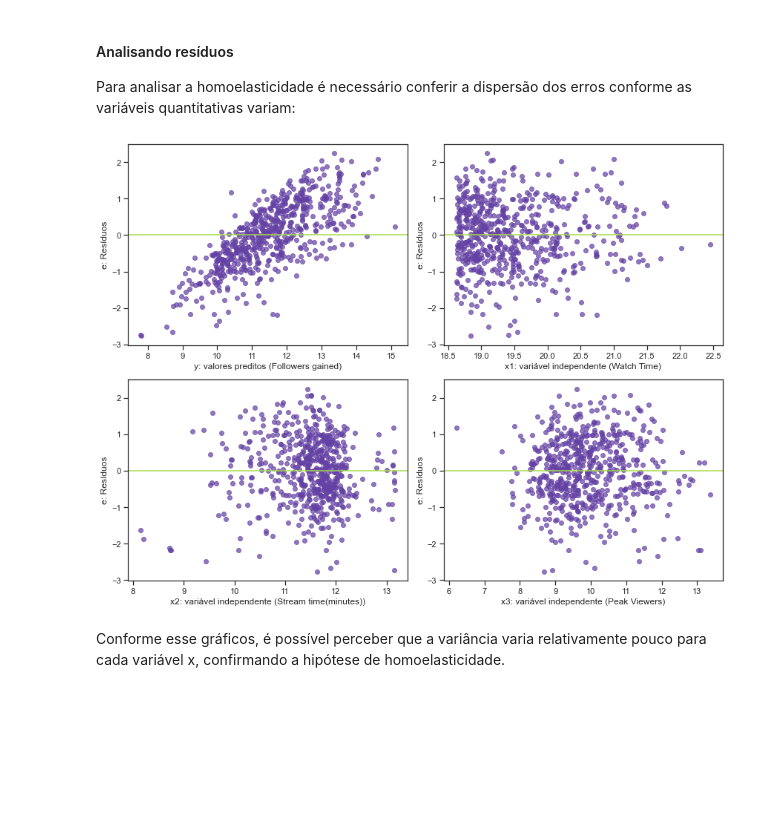
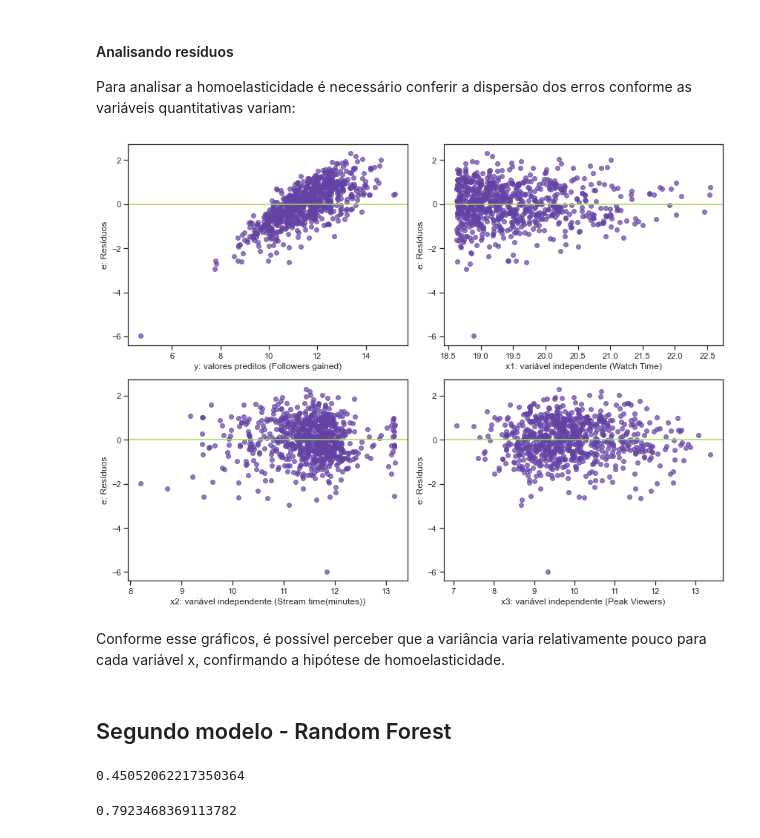
Before and after one commit to Eduardoarcunha/cdados_projeto2, a Jupyter notebook: Projeto 2 - Ciência dos Dados.ipynb, the cells around one changed output. Saved outputs shown, nothing was run; the diff lists cells and outputs as text; code cells hidden in the pictures; blank space fills up the shorter version.

Commit message:
Finalizando as previsões com random forest

```diff
--- a/Projeto 2 - Ciência dos Dados.ipynb
+++ b/Projeto 2 - Ciência dos Dados.ipynb
@@ -402,6 +400,8 @@ X = df_reg[['Watch time(Minutes)', 'Stream time(minutes)', 'Peak viewers',
             'Average viewers','Views gained', 'Initial followers','Mature','Partnered',
            'English','French','German','Korean','Others','Portuguese','Russian','Spanish']]
 Y = df_reg['Followers gained']
+# %%
+X_train, X_test, Y_train, Y_test = train_test_split(X, Y, test_size = 0.25)
 # %% [markdown]
 ## Gerando resultados
 Gerando os resultados da regressão:
@@ -450,11 +450,10 @@ Como várias das variáveis possuem valor p maior que a significância escolhida
 
 O valor de p está relacionado com os coeficientes $\beta_i$. Sobre o valor de $\beta_i$ temos duas hipóteses, a hipótese nula (H0), é que ele é igual a 0. E a alternativa (H1), é que ele é diferente de 0. Caso o valor-p encontrado na tabela, "P>|t|", seja menor que o valor de significancia, podemos rejeitar a hipótese nula.
 # %%
-X = train[['Watch time(Minutes)', 'Stream time(minutes)', 'Peak viewers',
-             'Portuguese','Spanish']]
-Y = train['Followers gained']
+X_train2 = X_train[['Watch time(Minutes)', 'Stream time(minutes)', 'Peak viewers',
+            'French','Portuguese','Spanish']]
 # %%
-results = regress(Y,X)
+results = regress(Y_train, X_train2)
 results.summary()
 # %% [output]
 OLS Regression Results
@@ -553,45 +566,48 @@ Analisando o gráfico, quanto mais próximos os pontos roxos estão da reta verd
 
 Para analisar a homoelasticidade é necessário conferir a dispersão dos erros conforme as variáveis quantitativas variam:
 # %%
-x0 = train["Followers gained"]
-x1 = train["Watch time(Minutes)"]
-x2 = train["Stream time(minutes)"]
-x3 = train["Peak viewers"]
-x4 = train["Portuguese"]
-x5 = train["Spanish"]
+x0 = Y_train
+x1 = X_train["Watch time(Minutes)"]
+x2 = X_train["Stream time(minutes)"]
+x3 = X_train["Peak viewers"]
+x4 = X_train["French"]
+x5 = X_train["Portuguese"]
+x6 = X_train["Spanish"]
 
 
 
 fig2 = plt.figure(figsize=(12, 9))
 plt.subplot(221)
 plt.scatter(x0, results.resid, color='#6441A4', alpha = 0.7);
 plt.axhline(y=0, color='#A5DB4B', linestyle='-')
 plt.ylabel('e: Resíduos')
 plt.xlabel('y: valores preditos (Followers gained)')
 
 plt.subplot(222)
 plt.scatter(x1, results.resid, color='#6441A4', alpha = 0.7);
 plt.axhline(y=0, color='#A5DB4B', linestyle='-')
 plt.ylabel('e: Resíduos')
 plt.xlabel('x1: variável independente (Watch Time)')
 
 plt.subplot(223)
 plt.scatter(x2, results.resid, color='#6441A4', alpha = 0.7);
 plt.axhline(y=0, color='#A5DB4B', linestyle='-')
 plt.ylabel('e: Resíduos')
 plt.xlabel('x2: variável independente (Stream time(minutes))')
 
 plt.subplot(224)
 plt.scatter(x3, results.resid, color='#6441A4', alpha = 0.7);
 plt.axhline(y=0, color='#A5DB4B', linestyle='-')
 plt.ylabel('e: Resíduos')
 plt.xlabel('x3: variável independente (Peak Viewers)')
 
 
 
 plt.tight_layout()
 plt.show()
 # %% [output]
-[figure, old version]
+[figure, new version]
 # %% [markdown]
 Conforme esse gráficos, é possível perceber que a variância varia relativamente pouco para cada variável x, confirmando a hipótese de homoelasticidade.
+# %% [markdown]
+## Segundo modelo - Random Forest
@@ -597,0 +621,11 @@ Conforme esse gráficos, é possível perceber que a variância varia relativame
+# %%
+from sklearn.metrics import r2_score
+r2_score(Y_test, Y_pred)
+# %% [output]
+0.45052062217350364
+# %%
+from sklearn.metrics import mean_squared_error
+
+mean_squared_error(Y_test, Y_pred)
+# %% [output]
+0.7923468369113782
```
Also changed, not shown: parts of 14 cells of this notebook.
